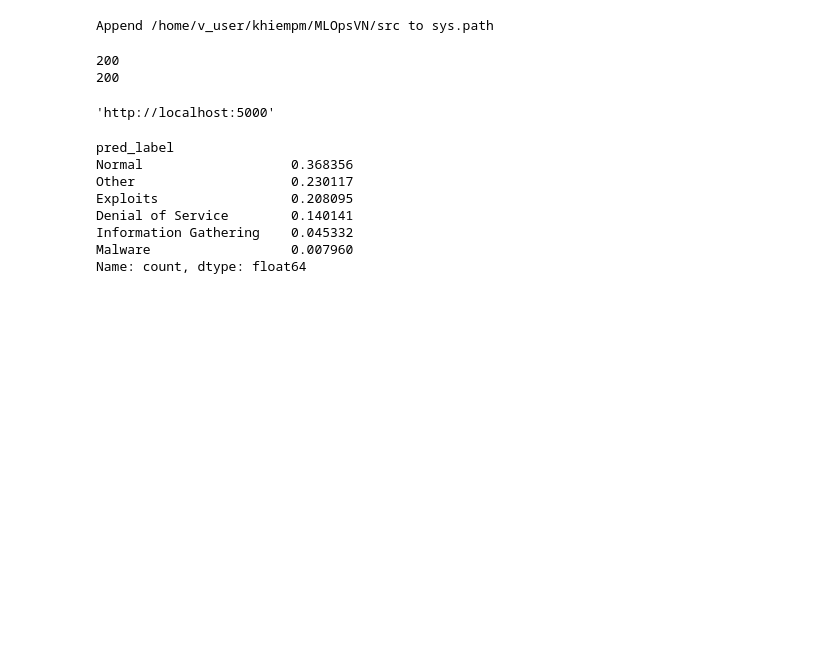
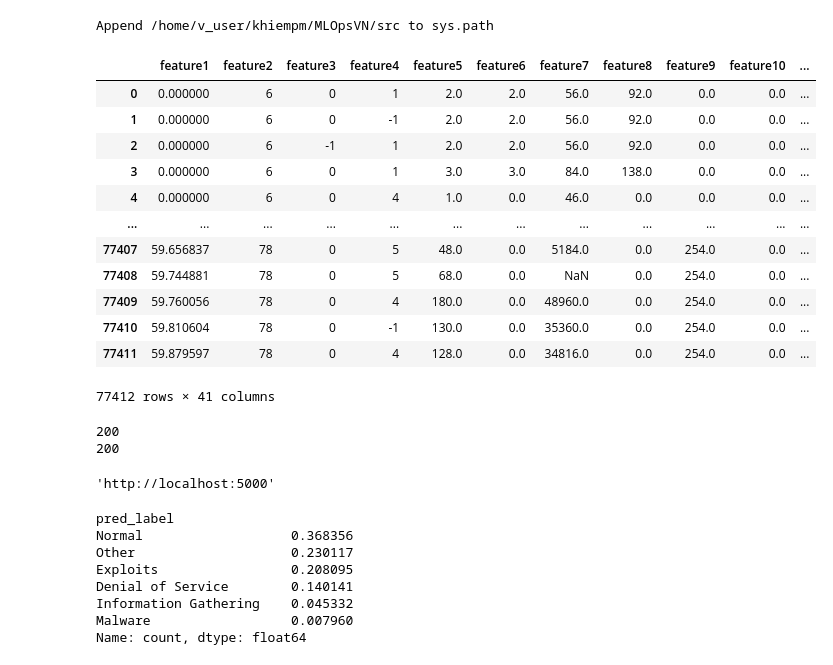
Before and after one commit to DASC-CompetitiveDS/MLOpsVN, a Jupyter notebook: src/notebooks/test_analysis.ipynb, the cells around one changed output. Saved outputs shown, nothing was run; the diff lists cells and outputs as text; code cells hidden in the pictures; blank space fills up the shorter version.

```diff
--- a/src/notebooks/test_analysis.ipynb
+++ b/src/notebooks/test_analysis.ipynb
@@ -26,11 +26,27 @@ link_data_test_processed_32 = '../../data/captured_data/phase-3/prob-1/'
 train_raw_data_32 = '../../data/raw_data/phase-3/prob-2/raw_train.parquet'
 train_raw_data_22 = '../../data/raw_data/phase-2/prob-2/raw_train.parquet'
 link_y_data_32 = '../../data/train_data/phase-3/prob-2/train_y.parquet'
-link_train_data_32 = '../../data/train_data/phase-3/prob-2/train_x.parquet'
+link_train_data_32 = '../../data/train_data/phase-3/prob-2/train_x_2.parquet'
 link_test_data_32 = '../../data/train_data/phase-3/prob-2/test_x.parquet'
 link_y_test_data_32 =   '../../data/train_data/phase-3/prob-2/test_y.parquet'
 link_y_data_22 = '../../data/train_data/phase-2/prob-2/train_y.parquet'
 link_train_data_22 = '../../data/train_data/phase-2/prob-2/train_x.parquet'
+# %%
+pd.read_parquet(link_train_data_32)
+# %% [output]
+|  | feature1 | feature2 | feature3 | feature4 | feature5 | feature6 | feature7 | feature8 | feature9 | feature10 | ... |
+| 0 | 0.000000 | 6 | 0 | 1 | 2.0 | 2.0 | 56.0 | 92.0 | 0.0 | 0.0 | ... |
+| 1 | 0.000000 | 6 | 0 | -1 | 2.0 | 2.0 | 56.0 | 92.0 | 0.0 | 0.0 | ... |
+| 2 | 0.000000 | 6 | -1 | 1 | 2.0 | 2.0 | 56.0 | 92.0 | 0.0 | 0.0 | ... |
+| 3 | 0.000000 | 6 | 0 | 1 | 3.0 | 3.0 | 84.0 | 138.0 | 0.0 | 0.0 | ... |
+| 4 | 0.000000 | 6 | 0 | 4 | 1.0 | 0.0 | 46.0 | 0.0 | 0.0 | 0.0 | ... |
+| ... | ... | ... | ... | ... | ... | ... | ... | ... | ... | ... | ... |
+| 77407 | 59.656837 | 78 | 0 | 5 | 48.0 | 0.0 | 5184.0 | 0.0 | 254.0 | 0.0 | ... |
+| 77408 | 59.744881 | 78 | 0 | 5 | 68.0 | 0.0 | NaN | 0.0 | 254.0 | 0.0 | ... |
+| 77409 | 59.760056 | 78 | 0 | 4 | 180.0 | 0.0 | 48960.0 | 0.0 | 254.0 | 0.0 | ... |
+| 77410 | 59.810604 | 78 | 0 | -1 | 130.0 | 0.0 | 35360.0 | 0.0 | 254.0 | 0.0 | ... |
+| 77411 | 59.879597 | 78 | 0 | 4 | 128.0 | 0.0 | 34816.0 | 0.0 | 254.0 | 0.0 | ... |
+77412 rows × 41 columns
 # %%
 def combine_parquet_test(url_test, parquet=False):
     raw_test = pd.DataFrame()
```
Also changed, not shown: 27 other files.
